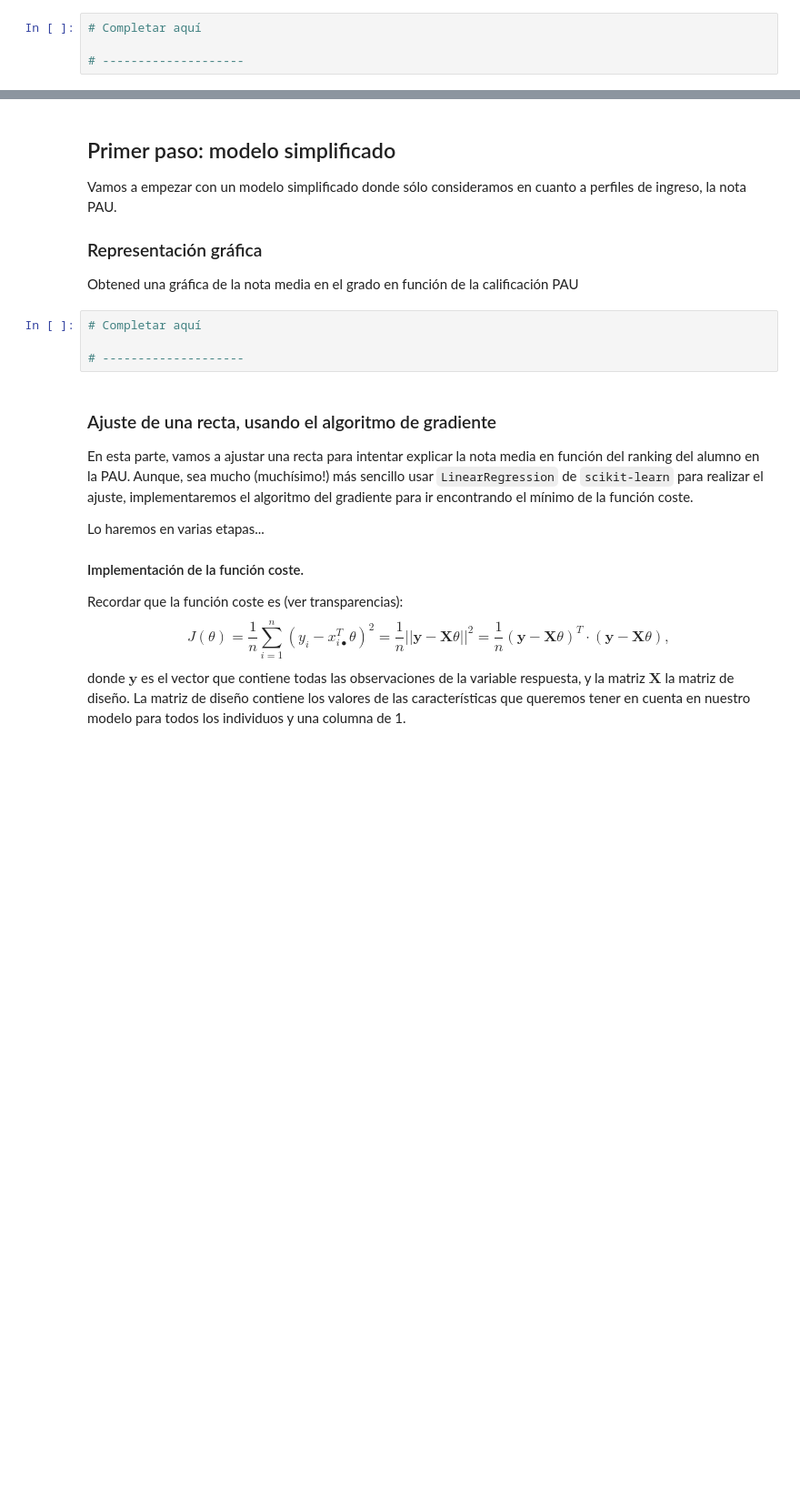
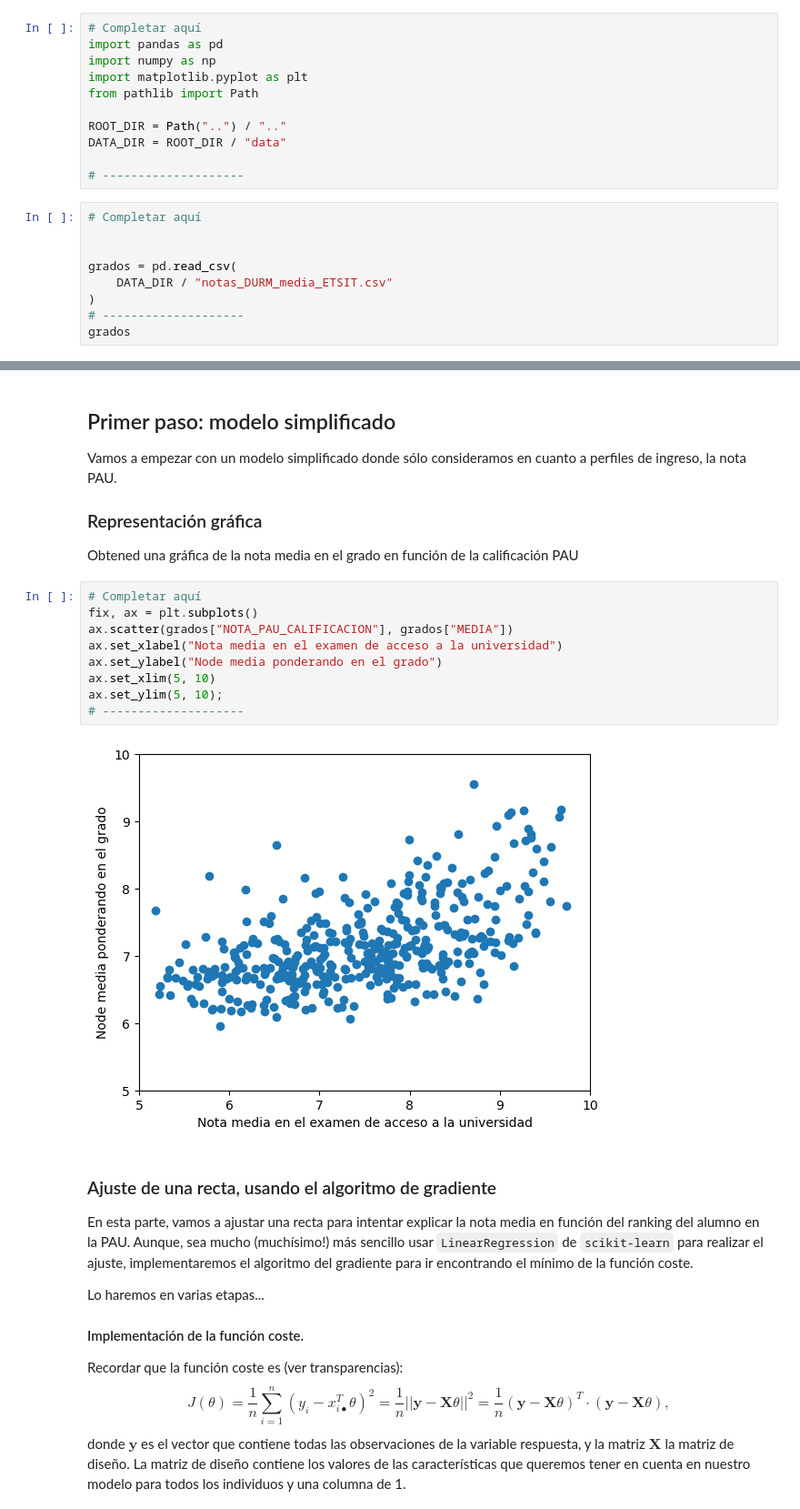
Before and after one commit to Antoniogins/IntroductionToDataScience, a Jupyter notebook: src/07-linear-regresion/01-regresion_lineal_handout.ipynb, the cells around one changed output, grey strips where cells are left out. Shown at 91% size. Cells and saved outputs as stored; diff of their text form; blank space fills up the shorter version.

```diff
--- a/src/07-linear-regresion/01-regresion_lineal_handout.ipynb
+++ b/src/07-linear-regresion/01-regresion_lineal_handout.ipynb
@@ -17,7 +17,23 @@ Nuestro objetivo es estudiar la posibilidad de predecir la nota media a partir d
 El fichero que contiene los datos es `notas_DURM_media_ETSIT.csv` que se puede descargar del Aula Virtual y guardar en la carpeta data del directorio asociado a nuestro workspace.
 
 Después de cargar las librerías `pandas`, `numpy` y `matplotlib`, cargar los datos en un dataframe llamado `grados`.
+# %%
+# Completar aquí
+import pandas as pd
+import numpy as np
+import matplotlib.pyplot as plt
+from pathlib import Path
+
+ROOT_DIR = Path("..") / ".."
+DATA_DIR = ROOT_DIR / "data"
+
+# --------------------
 # %%
 # Completar aquí
 
+
+grados = pd.read_csv(
+    DATA_DIR / "notas_DURM_media_ETSIT.csv"
+)
 # --------------------
+grados
@@ -42,10 +78,17 @@ Vamos a empezar con un modelo simplificado donde sólo consideramos en cuanto a
 
 ### Representación gráfica
 Obtened una gráfica de la nota media en el grado en función de la calificación PAU
-# %%
-# Completar aquí
-
-# --------------------
+# %%
+# Completar aquí
+fix, ax = plt.subplots()
+ax.scatter(grados["NOTA_PAU_CALIFICACION"], grados["MEDIA"])
+ax.set_xlabel("Nota media en el examen de acceso a la universidad")
+ax.set_ylabel("Node media ponderando en el grado")
+ax.set_xlim(5, 10)
+ax.set_ylim(5, 10);
+# --------------------
+# %% [output]
+[figure, added]
 # %% [markdown]
 ### Ajuste de una recta, usando el algoritmo de gradiente
 
```
Also changed, not shown: parts of 21 cells of this notebook, 1 other file.
